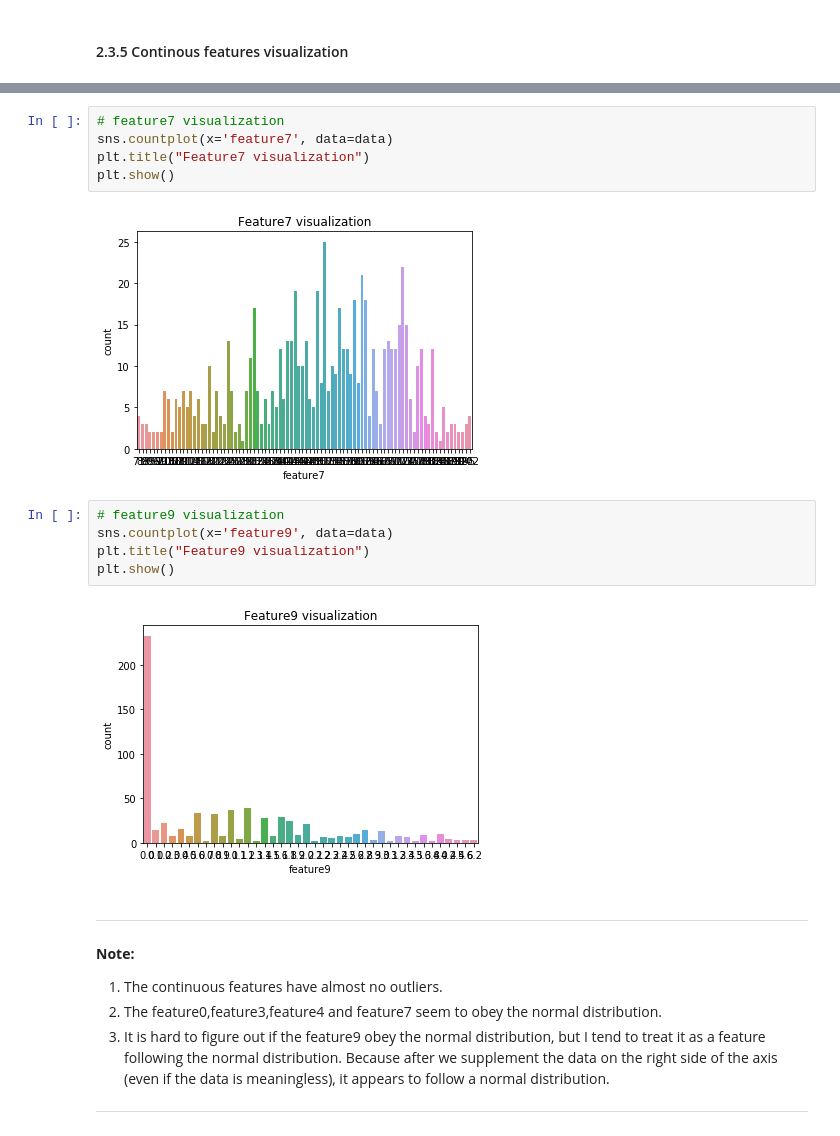
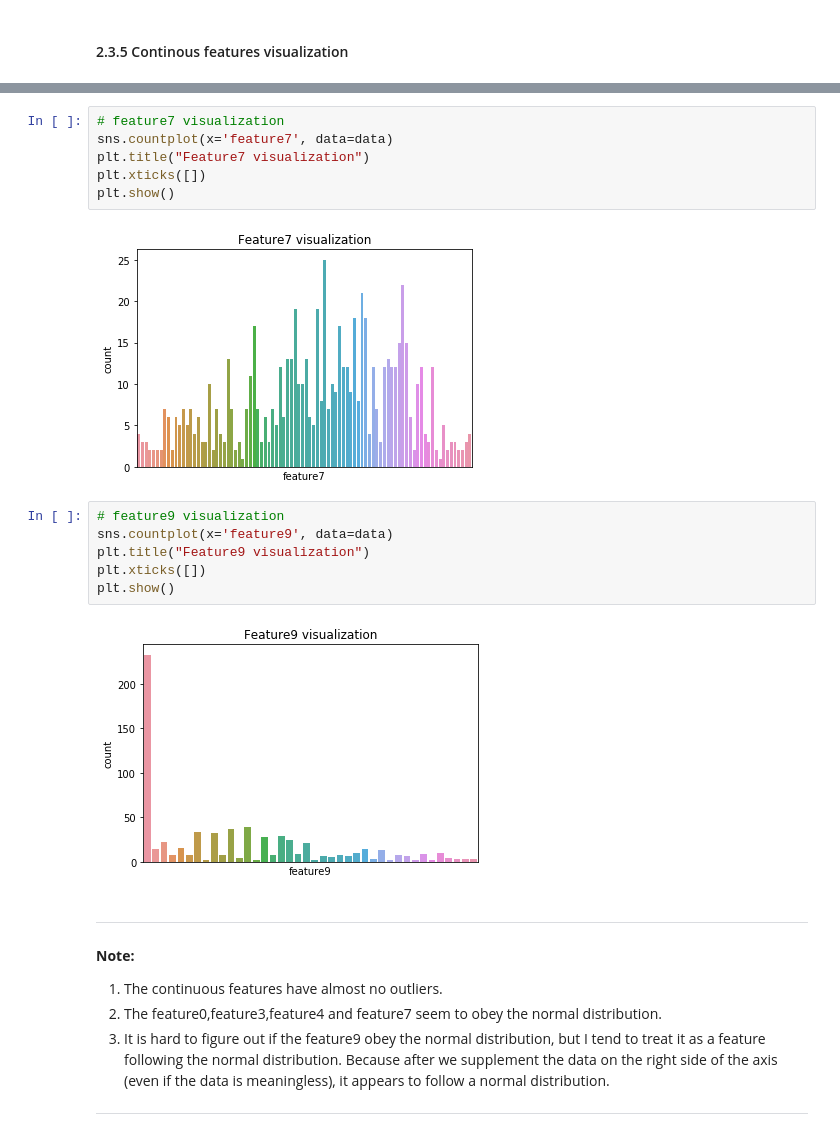
Before and after one commit to zhicongsun/SUSTech-Advanced-AI, a Jupyter notebook: A3_clf/A3_clf.ipynb, the cells around one changed output, grey strips where cells are left out. Saved outputs shown, nothing was run; the diff lists cells and outputs as text.

```diff
--- a/A3_clf/A3_clf.ipynb
+++ b/A3_clf/A3_clf.ipynb
@@ -214,17 +218,19 @@ plt.show()
 # %%
 # feature7 visualization
 sns.countplot(x='feature7', data=data)
 plt.title("Feature7 visualization")
+plt.xticks([])
 plt.show()
 # %% [output]
-[figure, old version]
+[figure, new version]
 # %%
 # feature9 visualization
 sns.countplot(x='feature9', data=data)
 plt.title("Feature9 visualization")
+plt.xticks([])
 plt.show()
 # %% [output]
-[figure, old version]
+[figure, new version]
 # %% [markdown]
 ***
 **Note:**
```
Also changed, not shown: parts of 17 cells of this notebook.
